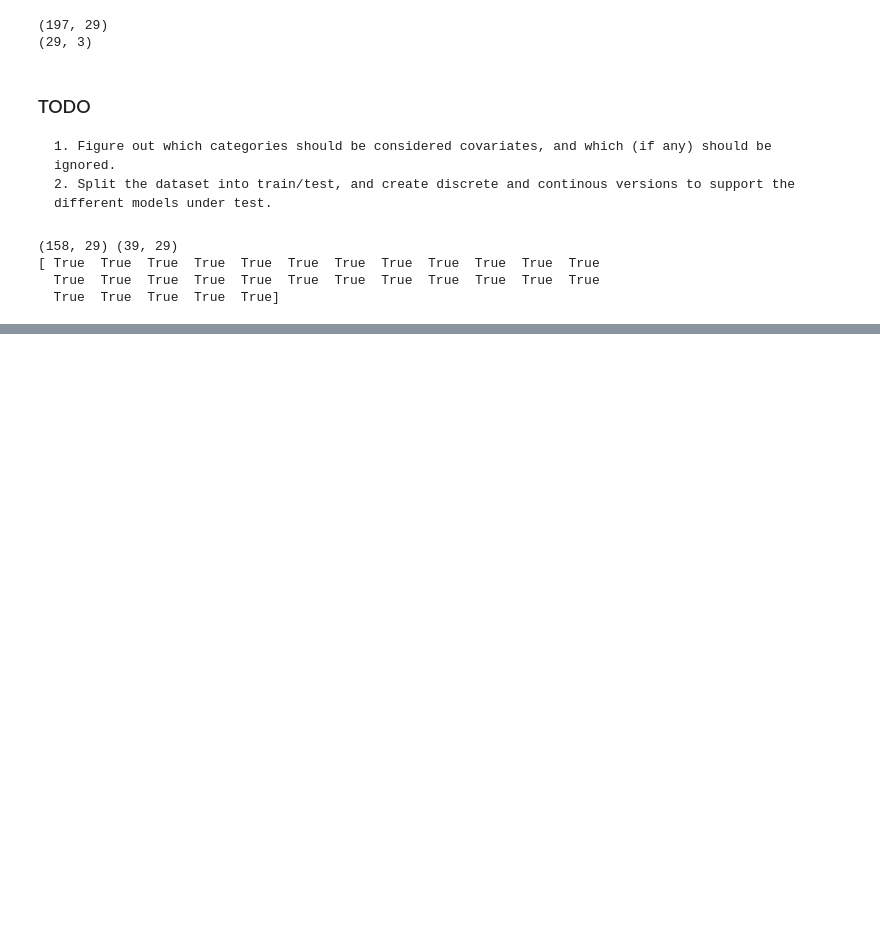
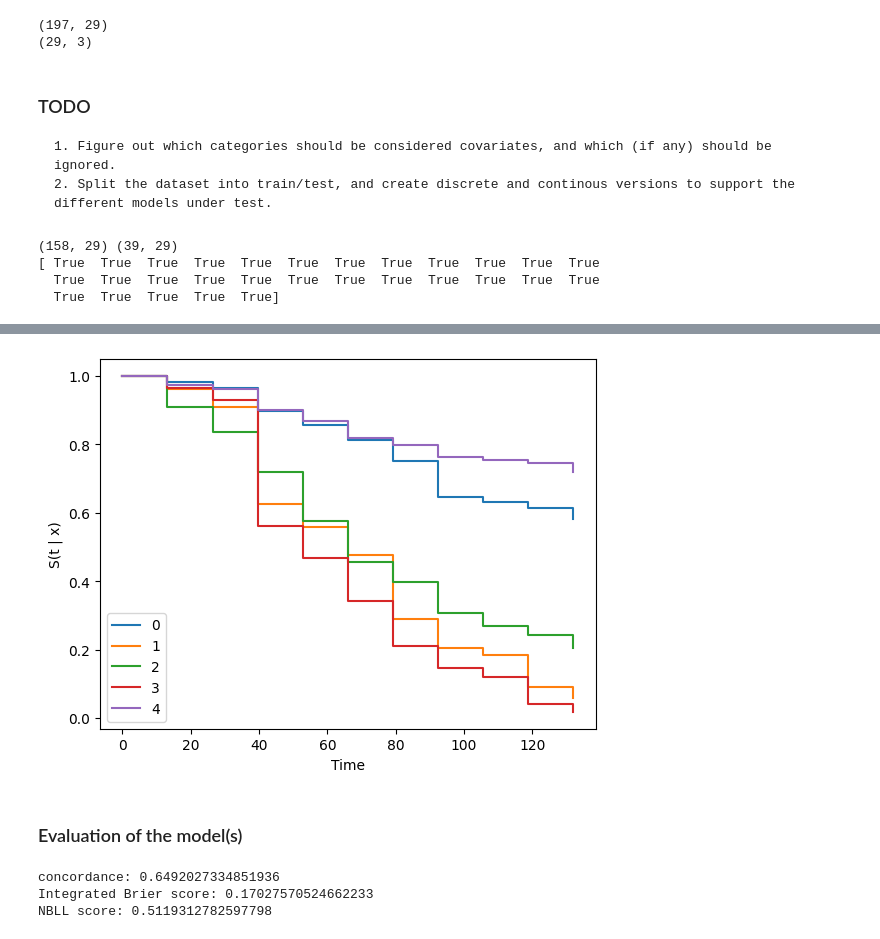
Before and after one commit to andersvestengen/Phd-interview-project, a Jupyter notebook: Project_folder/testbed.ipynb, the cells around one changed output, grey strips where cells are left out. Cells and saved outputs as stored; diff of their text form; code cells hidden in the pictures; blank space fills up the shorter version.

```diff
--- a/Project_folder/testbed.ipynb
+++ b/Project_folder/testbed.ipynb
@@ -201,0 +254,20 @@ durations_test, events_test = get_target(df_test)
+# %%
+surv = model.predict_surv_df(x_val)
+surv.iloc[:, :5].plot(drawstyle='steps-post')
+plt.ylabel('S(t | x)')
+_ = plt.xlabel('Time')
+# %% [output]
+[figure, added]
+# %% [markdown]
+### Evaluation of the model(s)
+# %%
+ev = EvalSurv(surv, durations_test, events_test, censor_surv='km')
+
+print("concordance:", ev.concordance_td('antolini'))
+time_grid = np.linspace(durations_test.min(), durations_test.max(), 100)
+print("Integrated Brier score:", ev.integrated_brier_score(time_grid) )
+print("NBLL score:", ev.integrated_nbll(time_grid))
+# %% [output]
+concordance: 0.6492027334851936
+Integrated Brier score: 0.17027570524662233
+NBLL score: 0.5119312782597798
```
Also changed, not shown: parts of 11 cells of this notebook.
